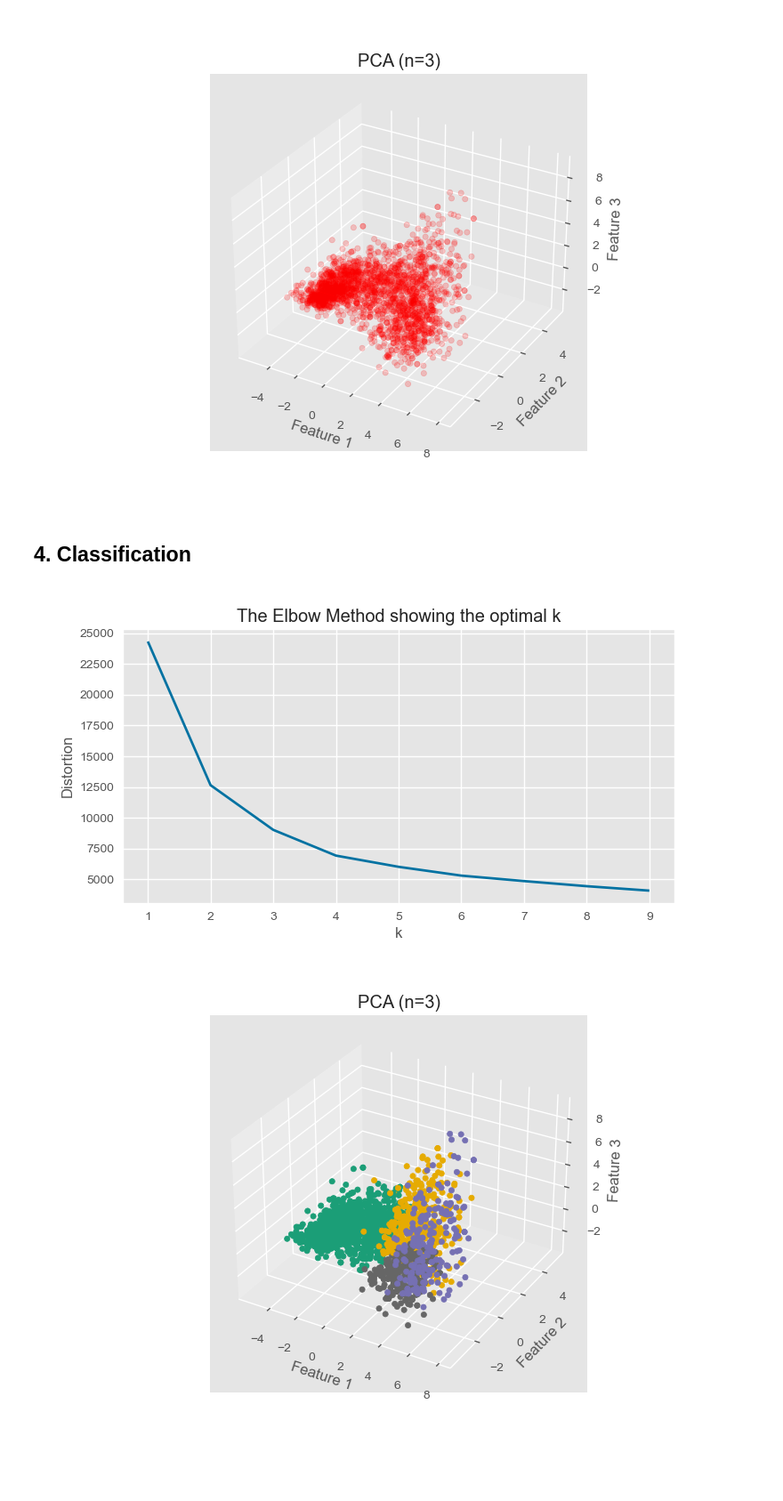
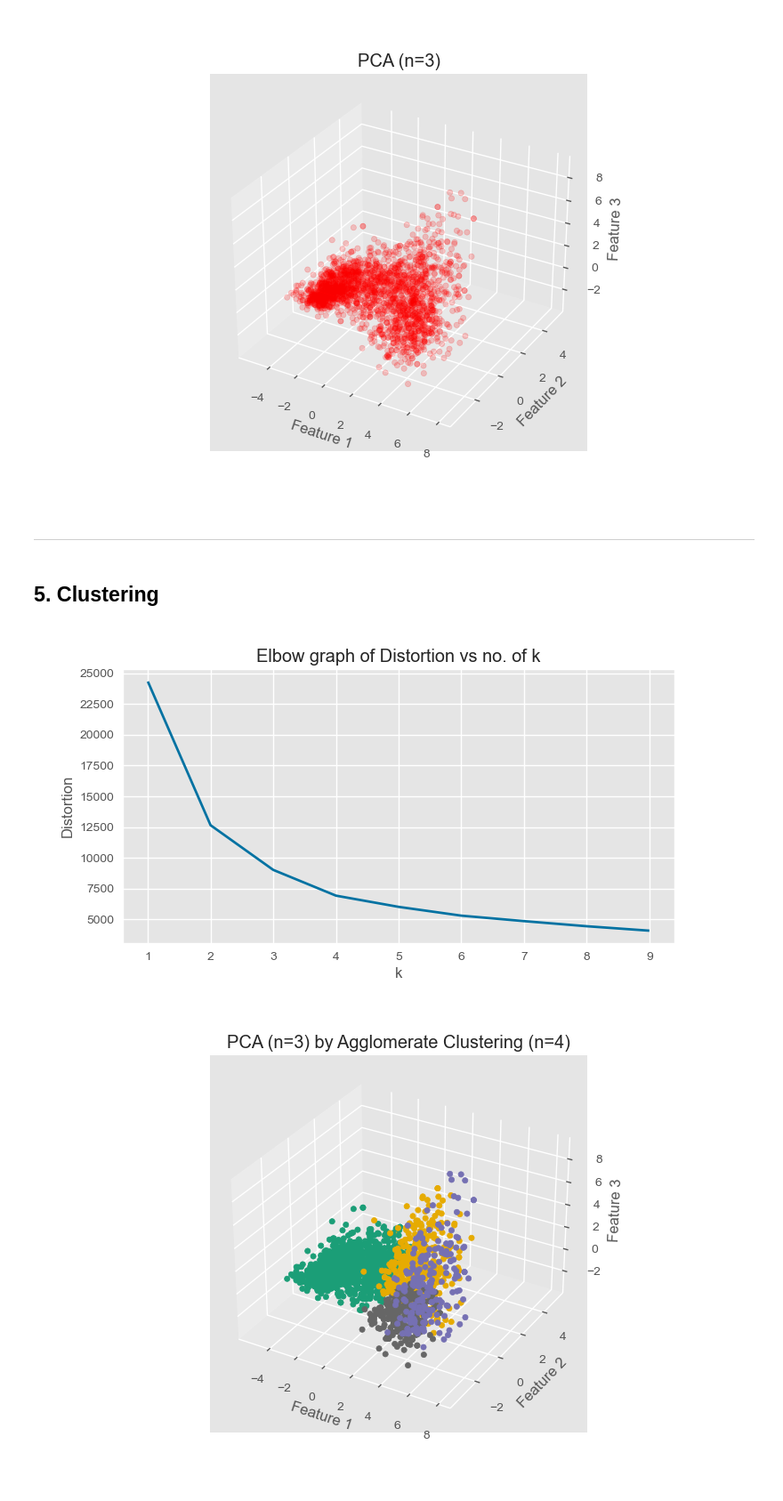
Before and after one commit to marci-nemeth/ML-Notebooks, a Jupyter notebook: 2-Classification/CustomerAnalysis.ipynb, the cells around one changed output. Shown at 89% size. Cells and saved outputs as stored; diff of their text form; code cells hidden in the pictures; blank space fills up the shorter version.

```diff
--- a/2-Classification/CustomerAnalysis.ipynb
+++ b/2-Classification/CustomerAnalysis.ipynb
@@ -253,7 +269,9 @@ plt.show()
 # %% [output]
 [figure]
 # %% [markdown]
-## 4. Classification
+---
+# %% [markdown]
+## 5. <a name="clustering">Clustering</a>
 # %%
 K = range(1,10)
 distortions = []
@@ -266,10 +284,10 @@ plt.figure(figsize=(8,4))
 plt.plot(K, distortions, 'bx-')
 plt.xlabel('k')
 plt.ylabel('Distortion')
-plt.title('The Elbow Method showing the optimal k')
+plt.title('Elbow graph of Distortion vs no. of k')
 plt.show()
 # %% [output]
-[figure, old version]
+[figure, new version]
 # %%
 AC = AgglomerativeClustering(n_clusters=4)
 yhat_AC = AC.fit_predict(pca_df)
@@ -278,23 +296,23 @@ filtered_df["Clusters"]= yhat_AC
 # %%
 %matplotlib widget
 # creating figure
 xs=pca_df["feature1"]
 ys=pca_df["feature2"]
 zs=pca_df["feature3"]
 fig = plt.figure()
 ax = fig.add_subplot(111, projection='3d')
 COLORS = ["#003f5c","#58508d","#bc5090","#ff6361","#ffa600"]
 # creating the plot
 ax.scatter3D(xs, ys, zs, c=filtered_df["Clusters"],alpha=1,cmap="Dark2")
 
 # setting title and labels
-ax.set_title("PCA (n=3)")
+ax.set_title("PCA (n=3) by Agglomerate Clustering (n=4)")
 ax.set_xlabel('Feature 1')
 ax.set_ylabel('Feature 2')
 ax.set_zlabel('Feature 3')
 
 # displaying the plot
 plt.show()
 # %% [output]
-[figure, old version]
+[figure, new version]
 # %% [markdown]
```
Also changed, not shown: parts of 19 cells of this notebook.
